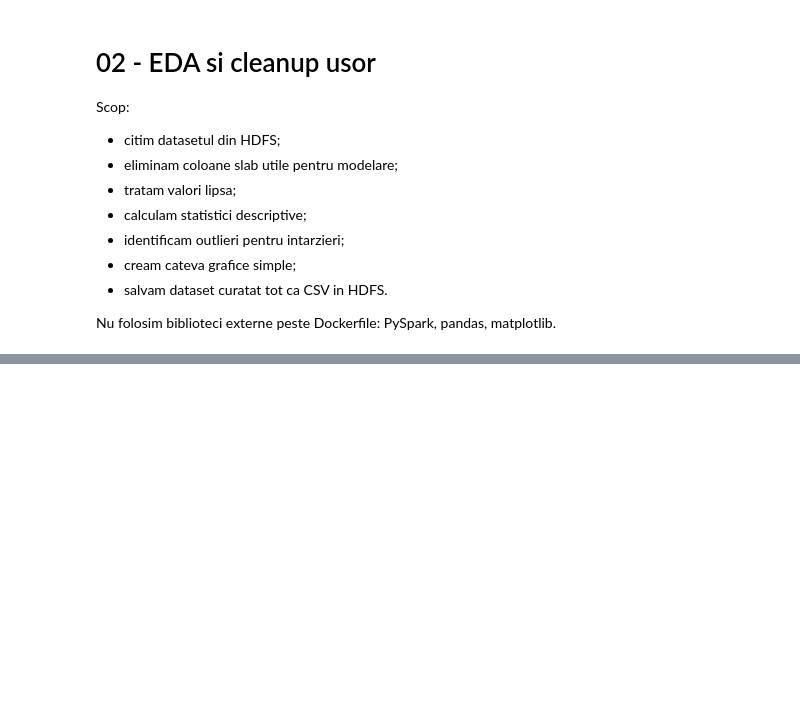
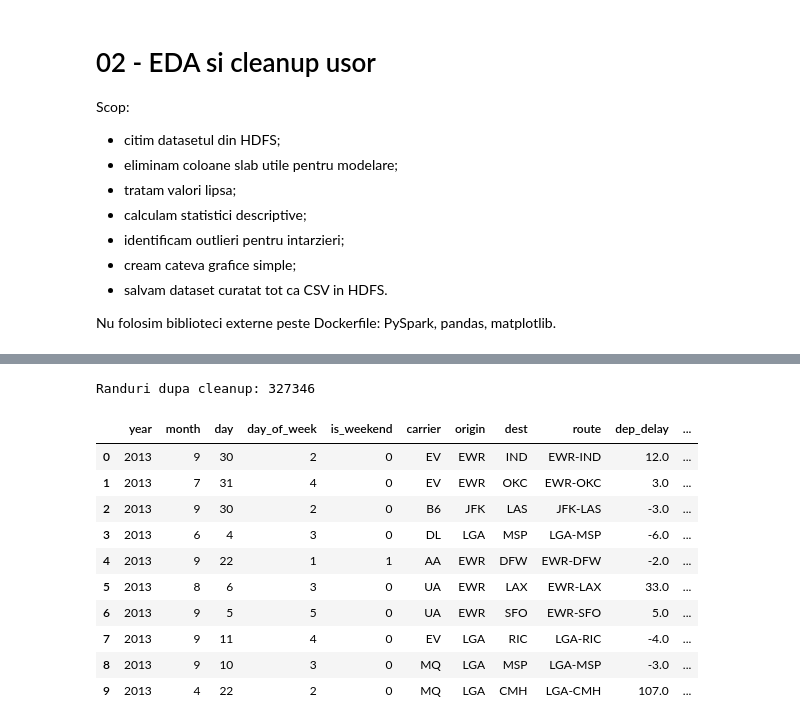
Before and after one commit to Alexandru-Zosin/proiect_hadoop_spark, a Jupyter notebook: notebooks/02_eda_cleanup.ipynb, the cells around one changed output, grey strips where cells are left out. Saved outputs shown, nothing was run; the diff lists cells and outputs as text; code cells hidden in the pictures; blank space fills up the shorter version.

```diff
--- a/notebooks/02_eda_cleanup.ipynb
+++ b/notebooks/02_eda_cleanup.ipynb
@@ -37,5 +37,14 @@ To adjust logging level use sc.setLogLevel(newLevel). For SparkR, use setLogLeve
 Spark: 3.5.8
 Master: spark://master:7077
+# %%
+import pandas as pd
+
+pd.set_option("display.max_columns", 20)
+pd.set_option("display.max_colwidth", 40)
+pd.set_option("display.width", 140)
+
+def show_small(sdf, n=20):
+    return sdf.limit(n).toPandas()
 # %%
 HDFS_RAW_CSV = "hdfs://master:9000/flights/raw/flights.csv"
 
@@ -81,26 +107,36 @@ flights = flights.select(*existing_cols)
 # Curatare usoara:
 # - eliminam randurile fara tinta arr_delay;
 # - eliminam randurile fara coloane esentiale;
-# - inlocuim valori lipsa numerice simple cu 0 doar unde are sens operational.
+# - pastram numai valori operationale valide pentru timp, distanta si durata.
 required = ["arr_delay", "dep_delay", "air_time", "distance", "carrier", "origin", "dest", "month", "day", "hour"]
 required = [c for c in required if c in flights.columns]
 
 clean = flights.dropna(subset=required)
 
-numeric_fill_zero = [c for c in ["dep_delay", "arr_delay", "air_time", "distance", "hour", "minute"] if c in clean.columns]
+numeric_fill_zero = [c for c in ["minute"] if c in clean.columns]
 clean = clean.fillna(0, subset=numeric_fill_zero)
 
-# Coloane derivate simple
+# Coloane derivate simple pentru EDA, SQL si ML.
 clean = (
     clean
+    .filter((F.col("air_time") > 0) & (F.col("distance") > 0))
     .withColumn("is_dep_delayed", F.when(F.col("dep_delay") > 15, 1).otherwise(0))
     .withColumn("is_arr_delayed", F.when(F.col("arr_delay") > 15, 1).otherwise(0))
     .withColumn("route", F.concat_ws("-", F.col("origin"), F.col("dest")))
     .withColumn("speed_mph", F.when(F.col("air_time") > 0, F.col("distance") / (F.col("air_time") / 60.0)).otherwise(None))
+    .withColumn("sched_dep_minutes", (F.floor(F.col("sched_dep_time") / 100) * 60 + (F.col("sched_dep_time") % 100)).cast("int"))
+    .withColumn("sched_arr_minutes", (F.floor(F.col("sched_arr_time") / 100) * 60 + (F.col("sched_arr_time") % 100)).cast("int"))
+    .withColumn("flight_date", F.to_date(F.concat_ws("-", F.col("year"), F.col("month"), F.col("day"))))
+    .withColumn("day_of_week", F.dayofweek(F.col("flight_date")))
+    .withColumn("is_weekend", F.when(F.col("day_of_week").isin(1, 7), 1).otherwise(0))
 )
 
 clean = clean.persist(StorageLevel.MEMORY_AND_DISK)
 
 print("Randuri dupa cleanup:", clean.count())
-clean.show(5, truncate=False)
+show_small(clean.select(
+    "year", "month", "day", "day_of_week", "is_weekend",
+    "carrier", "origin", "dest", "route",
+    "dep_delay", "arr_delay", "air_time", "distance", "speed_mph"
+), 10)
 # %% [output]
@@ -118 +144,13 @@ only showing top 5 rows
+Randuri dupa cleanup: 327346
+|  | year | month | day | day_of_week | is_weekend | carrier | origin | dest | route | dep_delay | ... |
+| 0 | 2013 | 9 | 30 | 2 | 0 | EV | EWR | IND | EWR-IND | 12.0 | ... |
+| 1 | 2013 | 7 | 31 | 4 | 0 | EV | EWR | OKC | EWR-OKC | 3.0 | ... |
+| 2 | 2013 | 9 | 30 | 2 | 0 | B6 | JFK | LAS | JFK-LAS | -3.0 | ... |
+| 3 | 2013 | 6 | 4 | 3 | 0 | DL | LGA | MSP | LGA-MSP | -6.0 | ... |
+| 4 | 2013 | 9 | 22 | 1 | 1 | AA | EWR | DFW | EWR-DFW | -2.0 | ... |
+| 5 | 2013 | 8 | 6 | 3 | 0 | UA | EWR | LAX | EWR-LAX | 33.0 | ... |
+| 6 | 2013 | 9 | 5 | 5 | 0 | UA | EWR | SFO | EWR-SFO | 5.0 | ... |
+| 7 | 2013 | 9 | 11 | 4 | 0 | EV | LGA | RIC | LGA-RIC | -4.0 | ... |
+| 8 | 2013 | 9 | 10 | 3 | 0 | MQ | LGA | MSP | LGA-MSP | -3.0 | ... |
+| 9 | 2013 | 4 | 22 | 2 | 0 | MQ | LGA | CMH | LGA-CMH | 107.0 | ... |
 # %%
```
Also changed, not shown: parts of 10 cells of this notebook, 4 other files.
